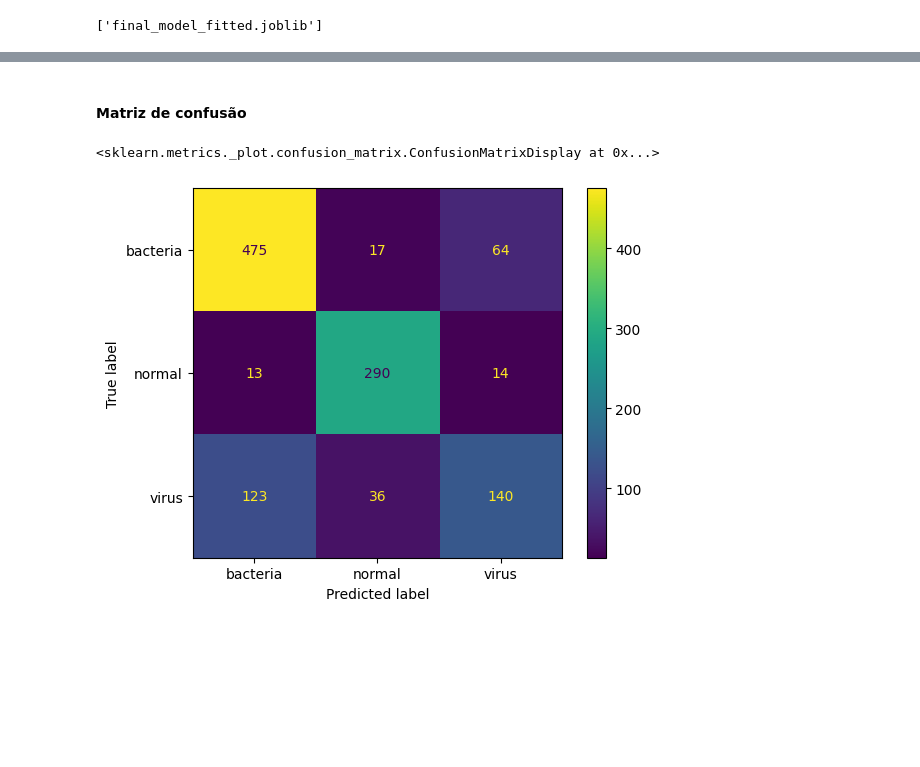
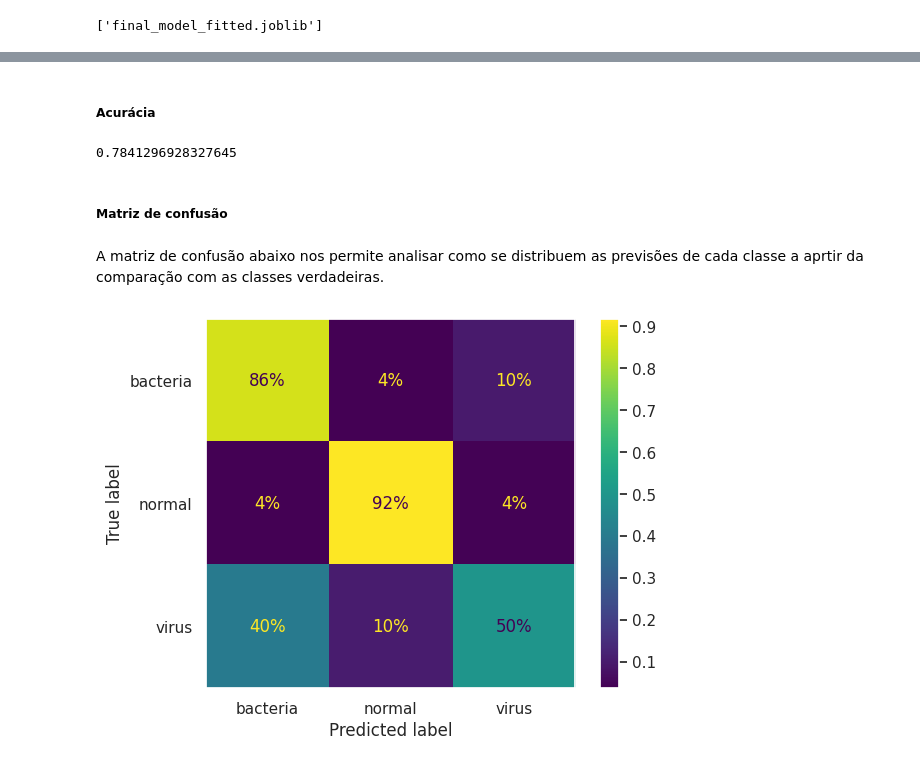
Before and after one commit to vinicius-souza-lima/mvp_ml, a Jupyter notebook: mvp_ml.ipynb, the cells around one changed output, grey strips where cells are left out. Drawn from its saved outputs; the diff is of its cells as text; code cells hidden in the pictures; blank space fills up the shorter version.

```diff
--- a/mvp_ml.ipynb
+++ b/mvp_ml.ipynb
@@ -276,4 +303,22 @@ joblib.dump(final_model, "final_model_fitted.joblib")
+# %%
+final_model = joblib.load("final_model_fitted.joblib")
+y_chest_predict = final_model.predict(pre.transform(X_chest_test))
+# %% [markdown]
+##### Acurácia
+# %%
+accuracy_score(y_chest_test, y_chest_predict)
+# %% [output]
+0.7841296928327645
 # %% [markdown]
-#### Matriz de confusão
+##### Matriz de confusão
+# %% [markdown]
+A matriz de confusão abaixo nos permite analisar como se distribuem
+as previsões de cada classe a aprtir da comparação com as classes
+verdadeiras.
 # %%
-final_model = joblib.load("final_model.joblib")
+ConfusionMatrixDisplay.from_predictions(
+    y_chest_test, y_chest_predict, normalize="true", values_format="0.0%"
+);
+plt.grid(False)
+# %% [output]
+[figure, added]
@@ -284,6 +324,0 @@ cm = confusion_matrix(y_chest_test,y_chest_predict)
-# %%
-disp = ConfusionMatrixDisplay(cm,display_labels=final_model.classes_)
-disp.plot()
-# %% [output]
-<sklearn.metrics._plot.confusion_matrix.ConfusionMatrixDisplay at 0x...>
-[figure, removed]
```
Also changed, not shown: parts of 35 cells of this notebook, 3 other files.
